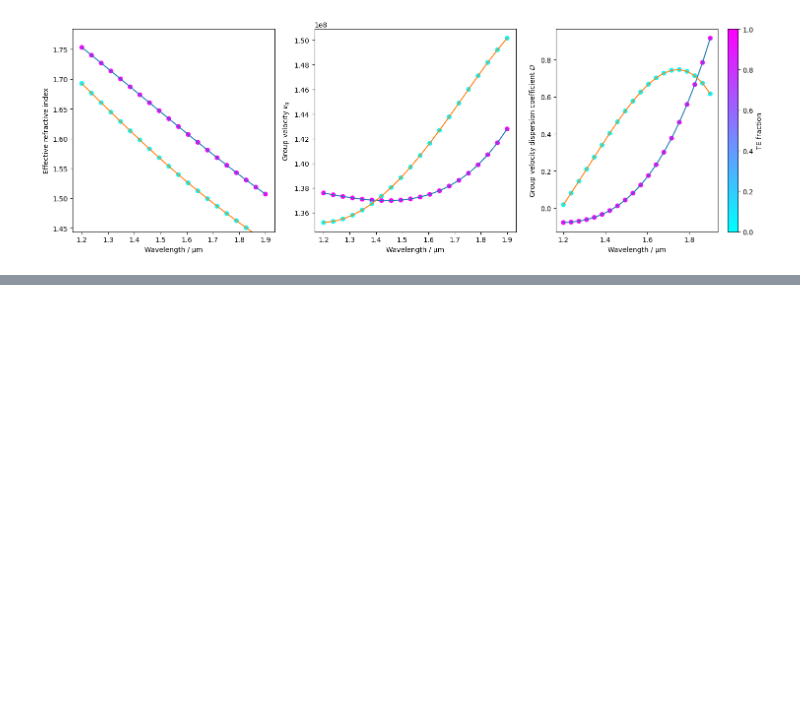
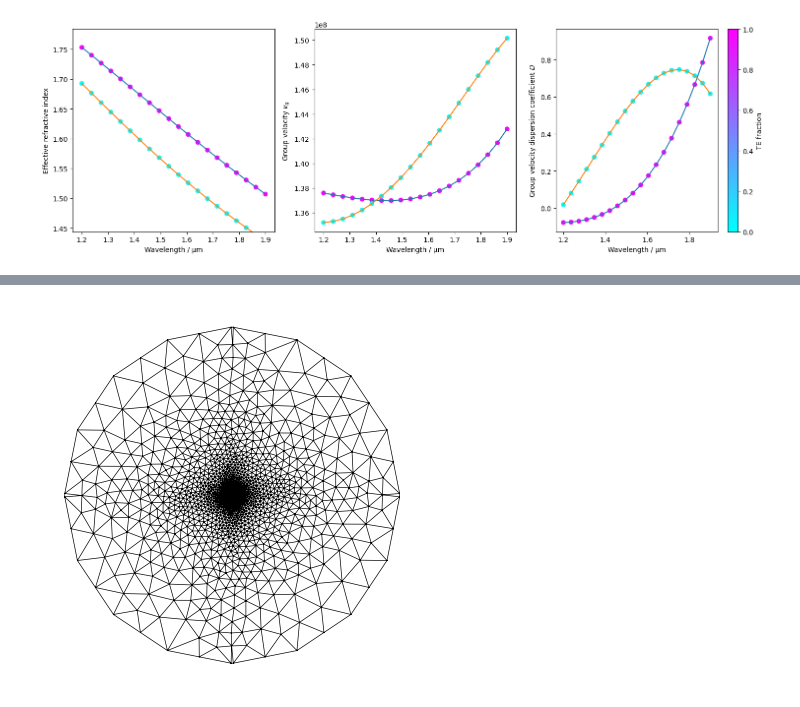
Before and after one commit to ericcblow/SiliconPhotonicSimulations, a Jupyter notebook: Dispersion.ipynb, the cells around one changed output, grey strips where cells are left out. Saved outputs shown, nothing was run; the diff lists cells and outputs as text; code cells hidden in the pictures; blank space fills up the shorter version.

```diff
--- a/Dispersion.ipynb
+++ b/Dispersion.ipynb
@@ -102,0 +251,9 @@ plt.show()
+# %%
+core = box(-0.1, -0.15, 0.1, 0.15)
+polygons = OrderedDict(core=core, clad=core.buffer(15, resolution=4))
+
+resolutions = dict(core={"resolution": 0.01, "distance": 0.1})
+mesh = from_meshio(mesh_from_OrderedDict(polygons, resolutions, default_resolution_max=10))
+mesh.draw().show()
+# %% [output]
+[figure, added]
```
Also changed, not shown: parts of 12 cells of this notebook, 24 other files.
